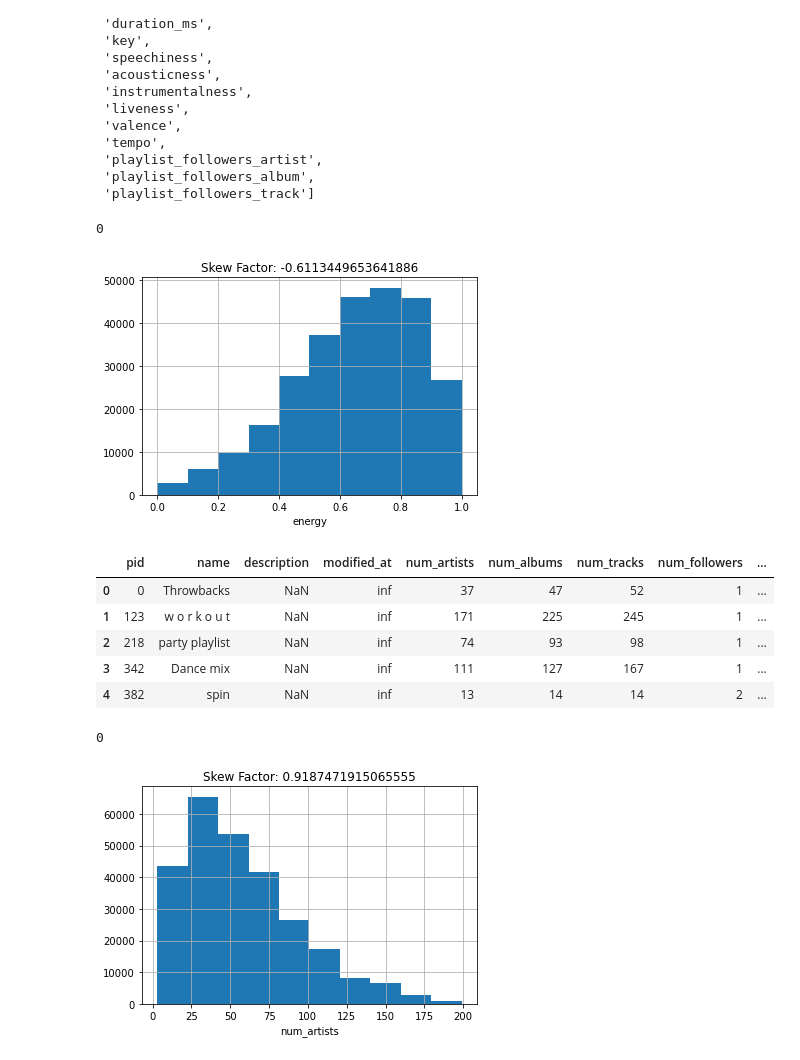
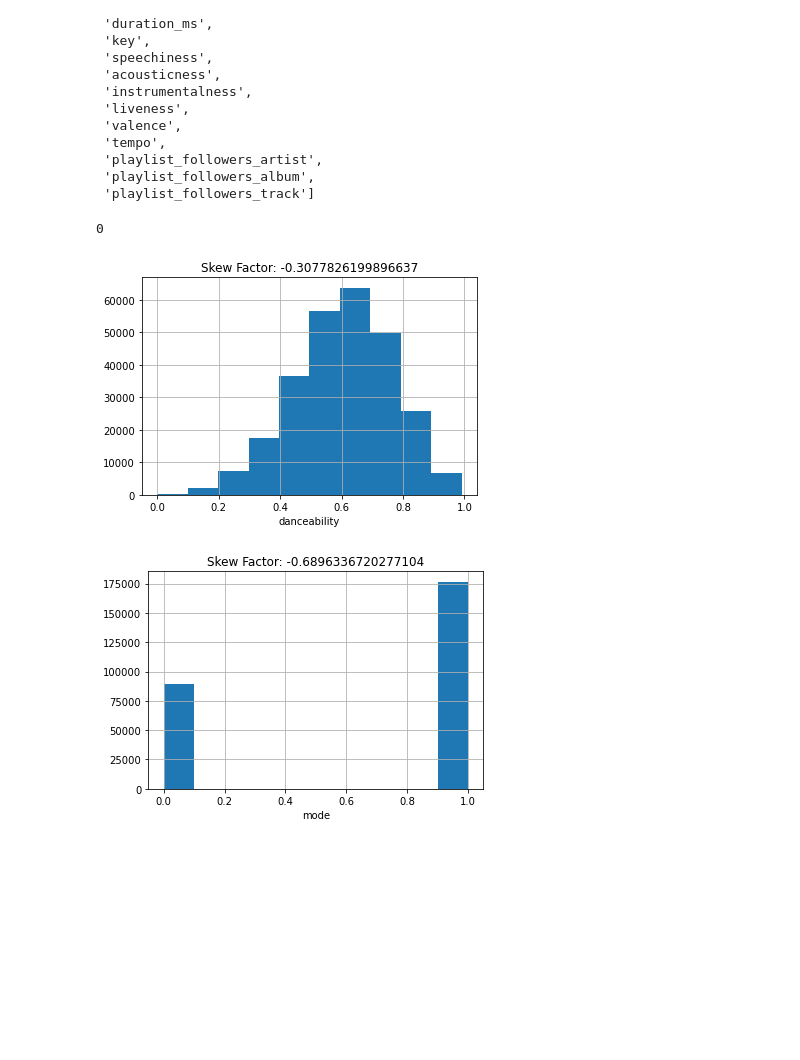
Before and after one commit to mahmoud1yaser/Spotify-Recommendation-System-Notebooks, a Jupyter notebook: ml task 1.ipynb, the cells around one changed output. Drawn from its saved outputs; the diff is of its cells as text; code cells hidden in the pictures; blank space fills up the shorter version.

```diff
--- a/ml task 1.ipynb
+++ b/ml task 1.ipynb
@@ -165,23 +153,9 @@ def drawHist(df, column):
     ax.set_xlabel(f"{df[column].name}")
     return 0
 # %%
-drawHist(df_modified, negative_skewed[1])
+drawHist(df_modified, "danceability")
+drawHist(df_modified, "mode")
 # %% [output]
 0
-[figure, old version]
+[figure, new version]
+[figure, added]
-# %%
-df_transformed = df_modified.copy()
-df_transformed = tarnsform_columns(df_modified, negative_skewed, 'n')
-df_transformed.head()
-# %% [output]
-|  | pid | name | description | modified_at | num_artists | num_albums | num_tracks | num_followers | ... |
-| 0 | 0 | Throwbacks | NaN | inf | 37 | 47 | 52 | 1 | ... |
-| 1 | 123 | w o r k o u t | NaN | inf | 171 | 225 | 245 | 1 | ... |
-| 2 | 218 | party playlist | NaN | inf | 74 | 93 | 98 | 1 | ... |
-| 3 | 342 | Dance mix | NaN | inf | 111 | 127 | 167 | 1 | ... |
-| 4 | 382 | spin | NaN | inf | 13 | 14 | 14 | 2 | ... |
-# %%
-drawHist(df_transformed, positive_skewed[1])
-# %% [output]
-0
-[figure, removed]
```
Also changed, not shown: parts of 57 cells of this notebook.
